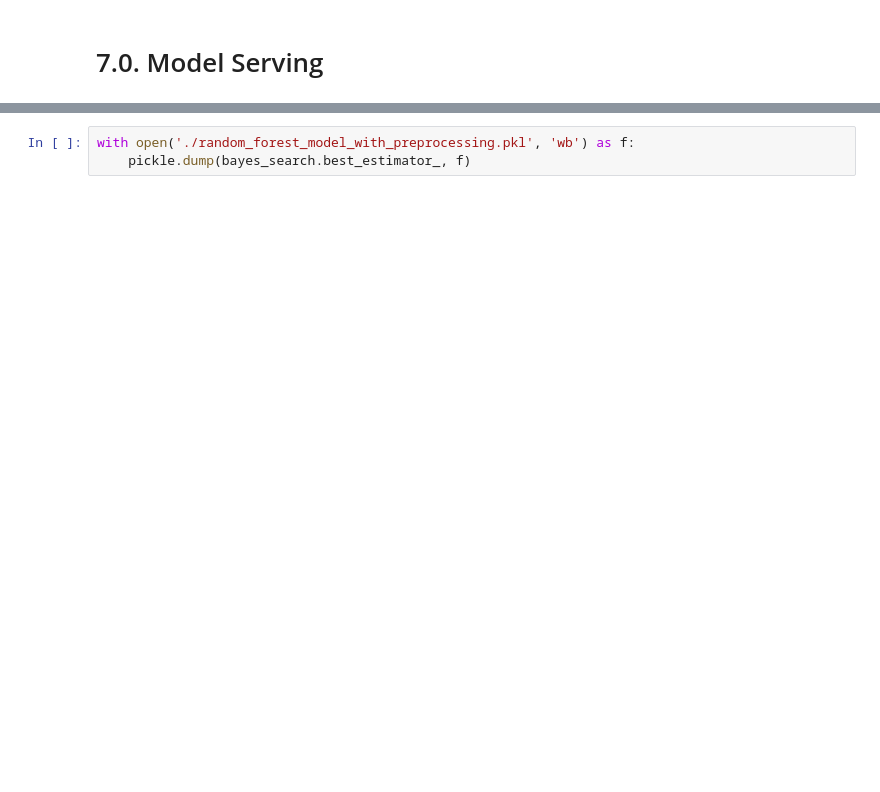
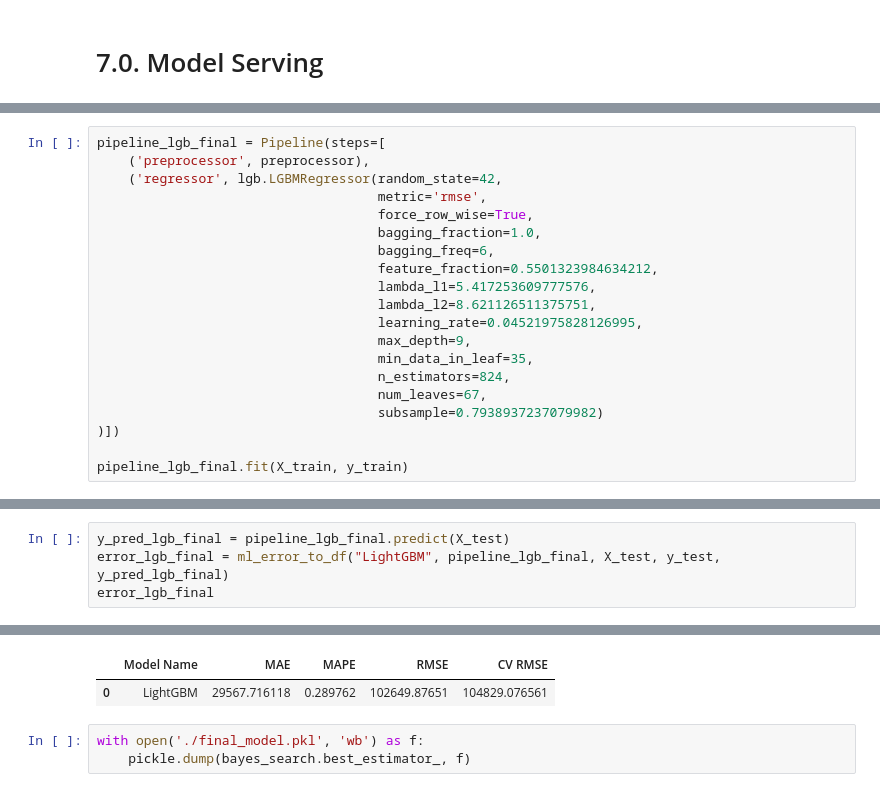
Before and after one commit to pgdemiranda/ml_capstone2024, a Jupyter notebook: final_project/notebook2.ipynb, the cells around one changed output, grey strips where cells are left out. Cells and saved outputs as stored; diff of their text form; blank space fills up the shorter version.

```diff
--- a/final_project/notebook2.ipynb
+++ b/final_project/notebook2.ipynb
@@ -459,0 +486,20 @@ Best RMSE on CV: 138.89831082719076
+# %%
+pipeline_lgb_final = Pipeline(steps=[
+    ('preprocessor', preprocessor),
+    ('regressor', lgb.LGBMRegressor(random_state=42,
+                                    metric='rmse',
+                                    force_row_wise=True,
+                                    bagging_fraction=1.0,
+                                    bagging_freq=6,
+                                    feature_fraction=0.5501323984634212,
+                                    lambda_l1=5.417253609777576,
+                                    lambda_l2=8.621126511375751,
+                                    learning_rate=0.04521975828126995,
+                                    max_depth=9,
+                                    min_data_in_leaf=35,
+                                    n_estimators=824,
+                                    num_leaves=67,
+                                    subsample=0.7938937237079982)
+)])
+
+pipeline_lgb_final.fit(X_train, y_train)
@@ -459,0 +544,5 @@ Best RMSE on CV: 138.89831082719076
+# %%
+y_pred_lgb_final = pipeline_lgb_final.predict(X_test)
+error_lgb_final = ml_error_to_df("LightGBM", pipeline_lgb_final, X_test, y_test, y_pred_lgb_final)
+error_lgb_final
+# %% [output]
@@ -460,3 +566,5 @@ Best RMSE on CV: 138.89831082719076
+|  | Model Name | MAE | MAPE | RMSE | CV RMSE |
+| 0 | LightGBM | 29567.716118 | 0.289762 | 102649.87651 | 104829.076561 |
 # %%
-with open('./random_forest_model_with_preprocessing.pkl', 'wb') as f:
+with open('./final_model.pkl', 'wb') as f:
     pickle.dump(bayes_search.best_estimator_, f)
```
Also changed, not shown: parts of 11 cells of this notebook, 12 other files.
